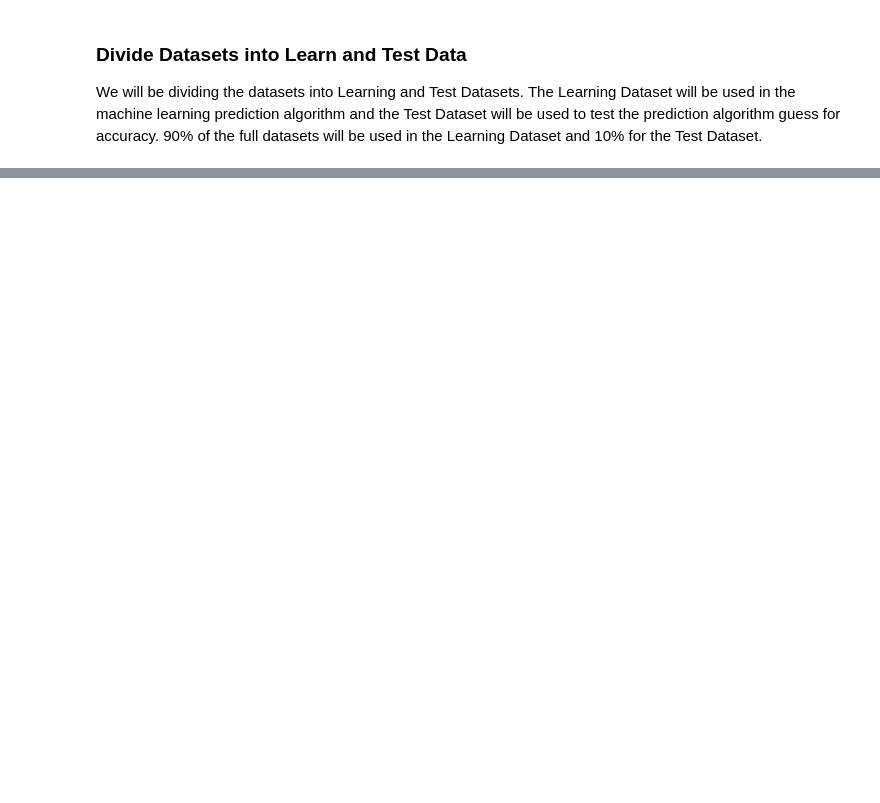
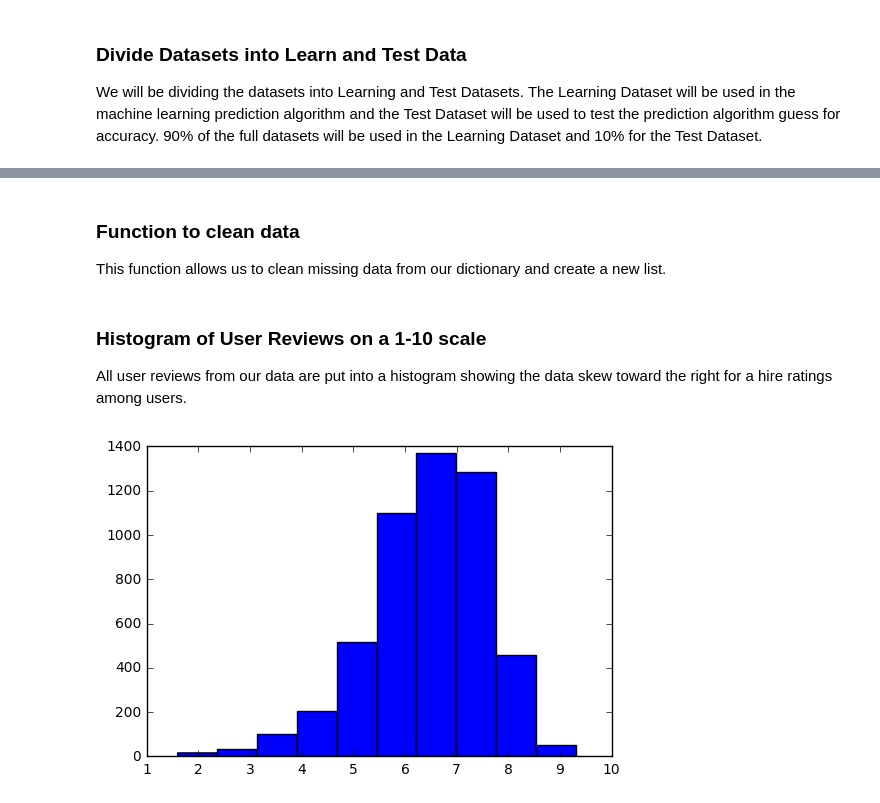
Before and after one commit to CSCI4800-Fall2016-Group12/IMDB-Rating-Prediction, a Jupyter notebook: Data Exploration.ipynb, the cells around one changed output, grey strips where cells are left out. Cells and saved outputs as stored; diff of their text form; code cells hidden in the pictures; blank space fills up the shorter version.

```diff
--- a/Data Exploration.ipynb
+++ b/Data Exploration.ipynb
@@ -340,0 +300,33 @@ User Testing Dataset size: 479
+# %%
+movdir = "/Users/Greg/Documents/CSCI4800/IMDB-Rating-Prediction-master/Datasets/"  #location of files
+import csv
+import numpy as np
+import pylab
+
+with open(movdir + "movie_metadata_all.csv") as csvfile:
+    movdata = list(csv.reader(csvfile))
+
+headers = ["color","direct_id","critic_count","user_score","duration","gross","genres","cast_info","title","user_count","plot_keywords","imdb_id","imdb_link","critic_score","num_user_for_reviews","language","writer_info","country","content_rating","budget","year","storyline","aspect_ratio"]
+
+headernum = dict(zip(headers, range(len(headers))))
+# %% [markdown]
+###  Function to clean data
+This function allows us to clean missing data from our dictionary and create a new list.
+# %%
+def getcol(name):
+    icol = headernum[name]
+    return [x[icol] for x in movdata if x != '']
+# %% [markdown]
+###  Histogram of User Reviews on a 1-10 scale
+All user reviews from our data are put into a histogram showing the data skew toward the right for a hire ratings among users.
+# %%
+user_rate = getcol('user_score')
+
+user_rate.pop(0)
+user_rate = [float(i) for i in user_rate if i != '']
+
+# Display user ratings for each movie on 1 to 10 rating scale
+
+h1 = pylab.hist(user_rate, bins = 10)
+# %% [output]
+[figure, added]
```
Also changed, not shown: parts of 21 cells of this notebook.
